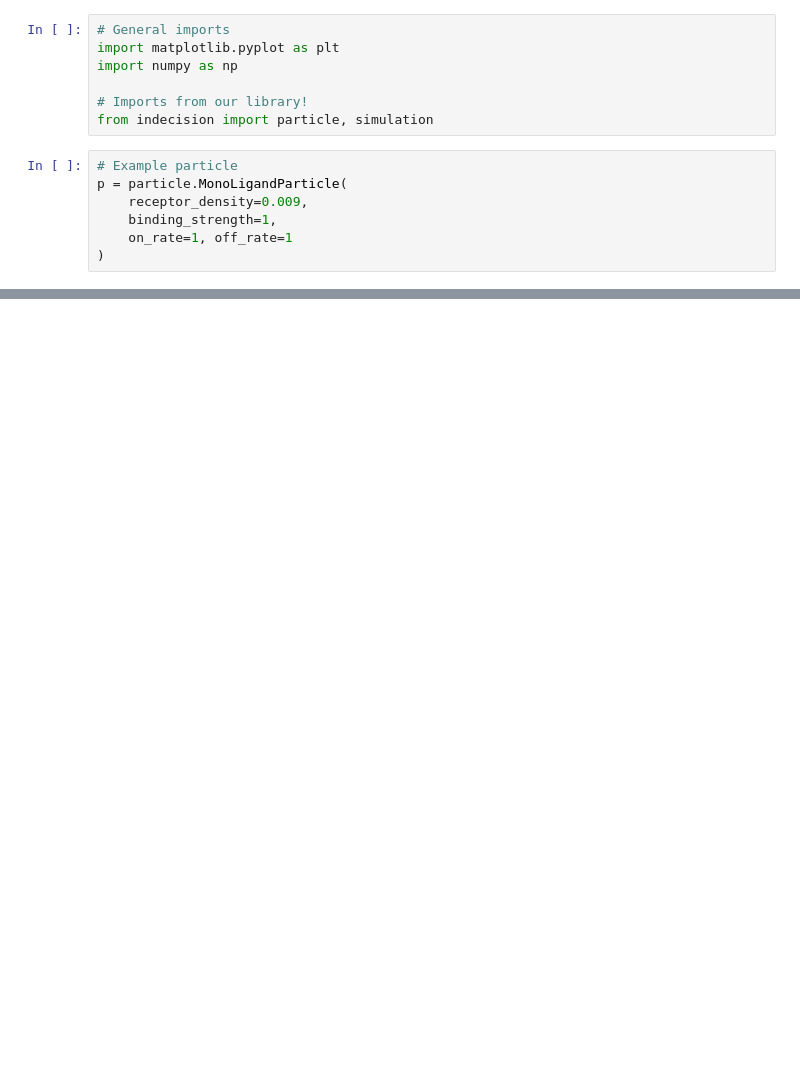
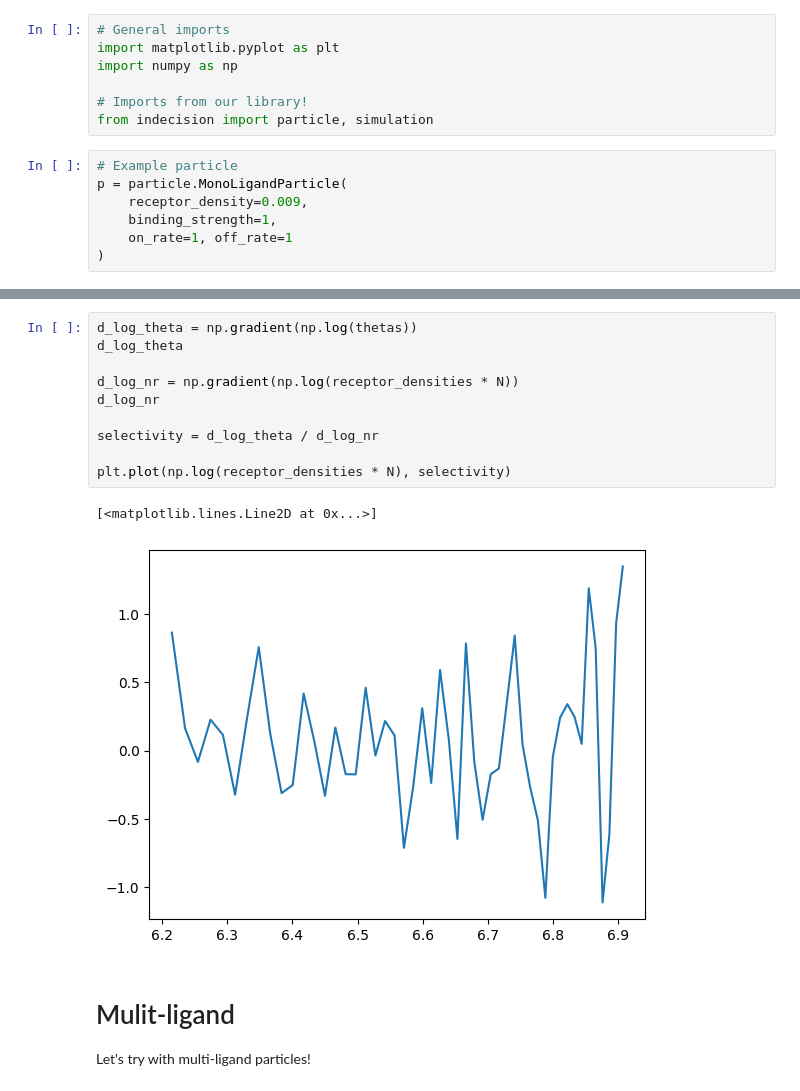
Before and after one commit to odilf/indecision, a Jupyter notebook: notebooks/Frenkel 2011.ipynb, the cells around one changed output, grey strips where cells are left out. Drawn from its saved outputs; the diff is of its cells as text; blank space fills up the shorter version.

```diff
--- a/notebooks/Frenkel 2011.ipynb
+++ b/notebooks/Frenkel 2011.ipynb
@@ -64,0 +86,17 @@ plt.scatter(receptor_densities * N, thetas)
+# %%
+d_log_theta = np.gradient(np.log(thetas))
+d_log_theta
+
+d_log_nr = np.gradient(np.log(receptor_densities * N))
+d_log_nr
+
+selectivity = d_log_theta / d_log_nr
+
+plt.plot(np.log(receptor_densities * N), selectivity)
+# %% [output]
+[<matplotlib.lines.Line2D at 0x...>]
+[figure, added]
+# %% [markdown]
+# Mulit-ligand
+
+Let's try with multi-ligand particles!
```
Also changed, not shown: parts of 7 cells of this notebook, 3 other files.
